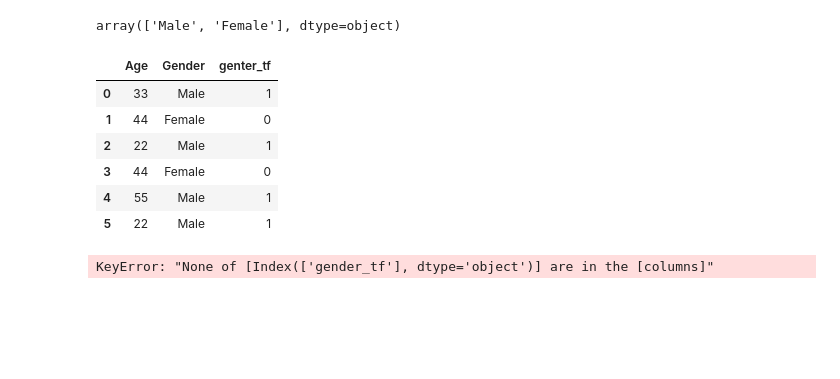
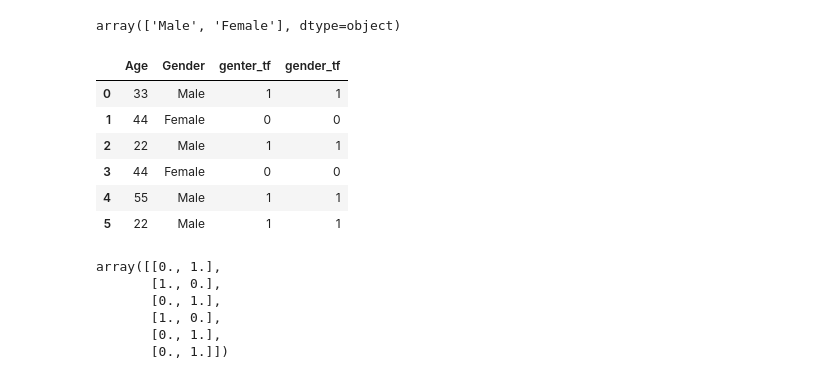
Before and after one commit to yu04038/DataProcess-Analysis, a Jupyter notebook: 8월 18일(3).ipynb, the cells around one changed output. Drawn from its saved outputs; the diff is of its cells as text; code cells hidden in the pictures; blank space fills up the shorter version.

```diff
--- a/8월 18일(3).ipynb
+++ b/8월 18일(3).ipynb
@@ -169,18 +169,23 @@ array(['Male', 'Female'], dtype=object)
 # %%
 from sklearn.preprocessing import LabelEncoder, OneHotEncoder
 
-le = LabelEncoder()
-df['genter_tf'] = le.fit_transform(df.Gender)
+le = LabelEncoder() # 문자에 숫자값 할당, OneHotEncoder는 카테고리가 두개로 나뉘어질때만 사용 가능하다 -> 많을 경우에는 Dummies이용
+df['gender_tf'] = le.fit_transform(df.Gender)
 df
 # %% [output]
-|  | Age | Gender | genter_tf |
-| 0 | 33 | Male | 1 |
-| 1 | 44 | Female | 0 |
-| 2 | 22 | Male | 1 |
-| 3 | 44 | Female | 0 |
-| 4 | 55 | Male | 1 |
-| 5 | 22 | Male | 1 |
+|  | Age | Gender | genter_tf | gender_tf |
+| 0 | 33 | Male | 1 | 1 |
+| 1 | 44 | Female | 0 | 0 |
+| 2 | 22 | Male | 1 | 1 |
+| 3 | 44 | Female | 0 | 0 |
+| 4 | 55 | Male | 1 | 1 |
+| 5 | 22 | Male | 1 | 1 |
 # %%
 OneHotEncoder().fit_transform(df[['gender_tf']]).toarray()
 # %% [output]
-KeyError: "None of [Index(['gender_tf'], dtype='object')] are in the [columns]"
+array([[0., 1.],
+       [1., 0.],
+       [0., 1.],
+       [1., 0.],
+       [0., 1.],
+       [0., 1.]])
```
Also changed, not shown: parts of 16 cells of this notebook.
